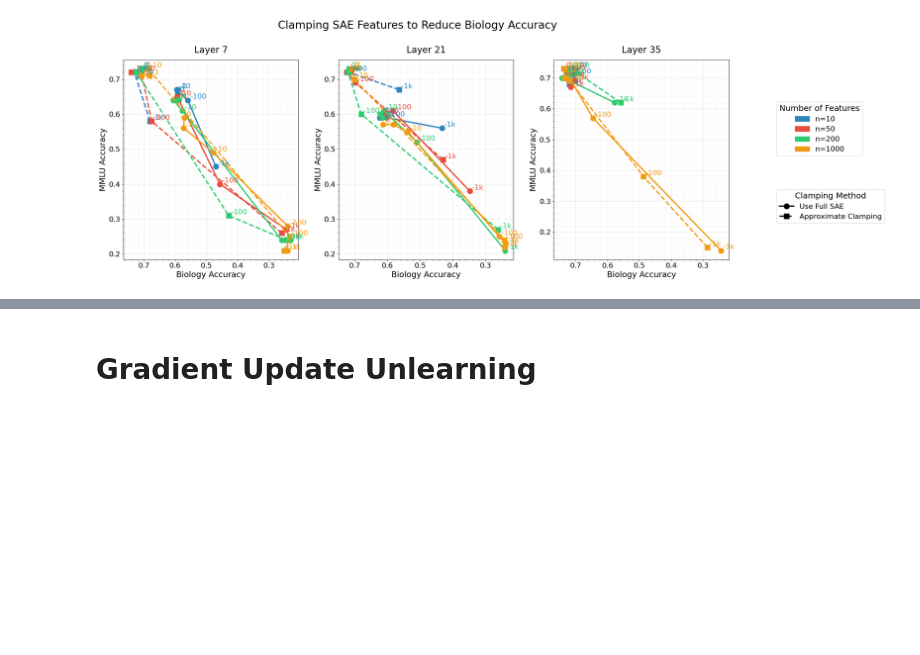
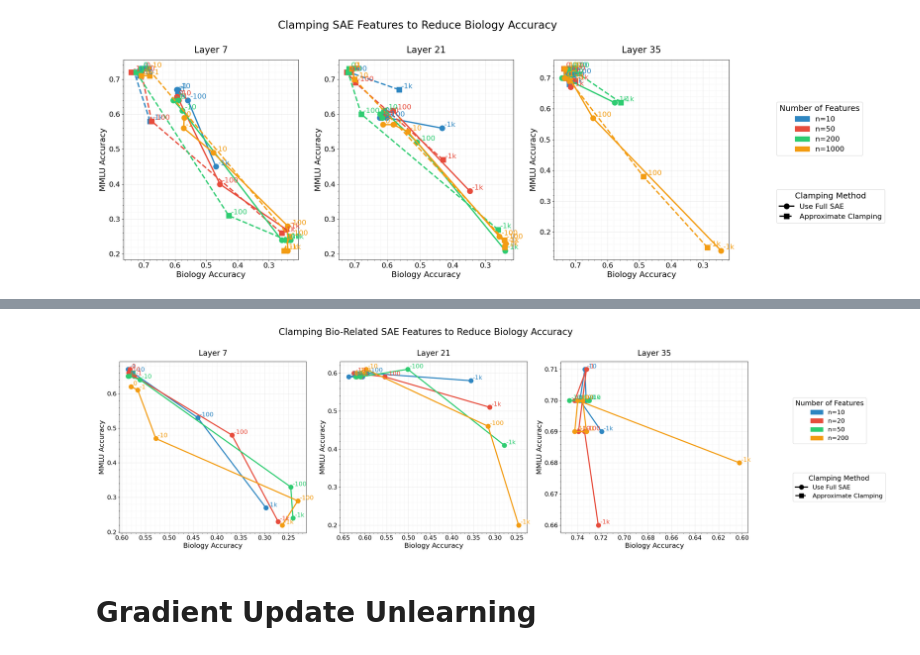
Before and after one commit to Aaquib111/sae-editing, a Jupyter notebook: sae_unlearning.ipynb, the cells around one changed output, grey strips where cells are left out. Cells and saved outputs as stored; diff of their text form; code cells hidden in the pictures; blank space fills up the shorter version.

```diff
--- a/sae_unlearning.ipynb
+++ b/sae_unlearning.ipynb
@@ -1017,3 +1127,101 @@ plt.tight_layout()
+# %%
+import matplotlib.pyplot as plt
+import matplotlib.patches as mpatches
+
+# Set style and figure size
+plt.figure(figsize=(8*len(results_df['layer'].unique()), 8))
+
+# Define colors for different n_features - using a custom color palette
+colors = ['#2E86C1', '#E74C3C', '#2ECC71', '#F39C12', '#9B59B6']  # Blue, Red, Green, Orange, Purple
+n_features_unique = sorted(results_df['n_features'].unique())
+
+# Define styles for decode True/False - increased sizes
+decode_styles = {
+    True: {'linestyle': '-', 'marker': 'o', 'markersize': 12, 'linewidth': 3},
+    False: {'linestyle': '--', 'marker': 's', 'markersize': 12, 'linewidth': 3}
+}
+
+# Plot for each layer
+for layer_idx, layer in enumerate(results_df['layer'].unique()):
+    plt.subplot(1, len(results_df['layer'].unique()), layer_idx + 1)
+
+    # Plot for each combination of n_features and decode
+    for n_feat, color in zip(n_features_unique, colors):
+        for decode in [True, False]:
+            # Filter data
+            mask = (results_df['layer'] == layer) & \
+                  (results_df['n_features'] == n_feat) & \
+                  (results_df['decode'] == decode)
+            data = results_df[mask].sort_values('clamp_value')
+
+            # Plot line and points without labels (we'll create custom legend)
+            plt.plot(data['bio_accuracy'], data['mmlu'],
+                    color=color,
+                    **decode_styles[decode])
+            # Add clamp value annotations
+            for _, row in data.iterrows():
+                # Format clamp value text
+                if row['clamp_value'] == 0:
+                    clamp_text = '0'
+                elif abs(row['clamp_value']) >= 1000:
+                    clamp_text = f'{int(row["clamp_value"]/1000)}k'
+                else:
+                    clamp_text = str(int(row['clamp_value']))
+
+                # Position text with small offset
+                plt.annotate(clamp_text,
+                           (row['bio_accuracy'], row['mmlu']),
+                           xytext=(5, 3), textcoords='offset points',
+                           fontsize=16, color=color)
+
+
+    # plt.title(f'Clamping SAE Features from Layer {layer} to Reduce Bio Accuracy', fontsize=20, pad=15)
+    plt.title(f'Layer {layer}', fontsize=20, pad=15)
+    plt.xlabel('Biology Accuracy', fontsize=18)
+    plt.ylabel('MMLU Accuracy', fontsize=18)
+    plt.grid(True, alpha=0.3)
+    plt.tick_params(axis='both', which='major', labelsize=16)
+
+    # Reverse x-axis
+    plt.gca().invert_xaxis()
+
+    # Add minor gridlines
+    plt.grid(True, which='minor', alpha=0.1)
+    plt.minorticks_on()
+
+plt.suptitle("Clamping Bio-Related SAE Features to Reduce Biology Accuracy", fontsize=24, y=1.02)
+# Create custom legend
+# First create the feature count legend handles
+feature_handles = [mpatches.Patch(color=color, label=f'n={n_feat}')
+                  for color, n_feat in zip(colors, n_features_unique)]
+
+# Create the decode type legend handles (in black)
+decode_handles = [
+    plt.Line2D([0], [0], color='black', linestyle='-', marker='o', markersize=12, linewidth=3, label='Use Full SAE'),
+    plt.Line2D([0], [0], color='black', linestyle='--', marker='s', markersize=12, linewidth=3, label='Approximate Clamping')
+]
+
+# Add two separate legends
+# Feature count legend
+plt.figlegend(handles=feature_handles,
+              loc='center left',
+              bbox_to_anchor=(1.05, 0.6),
+              title='Number of Features',
+              fontsize=16,
+              title_fontsize=18)
+
+# Decode type legend
+plt.figlegend(handles=decode_handles,
+              loc='center left',
+              bbox_to_anchor=(1.05, 0.3),
+              title='Clamping Method',
+              fontsize=16,
+              title_fontsize=18)
+
+# Adjust layout to prevent text overlap
+plt.tight_layout()
+# %% [output]
+[figure, added]
 # %% [markdown]
 # Gradient Update Unlearning
 # %%
```
Also changed, not shown: parts of 10 cells of this notebook.
